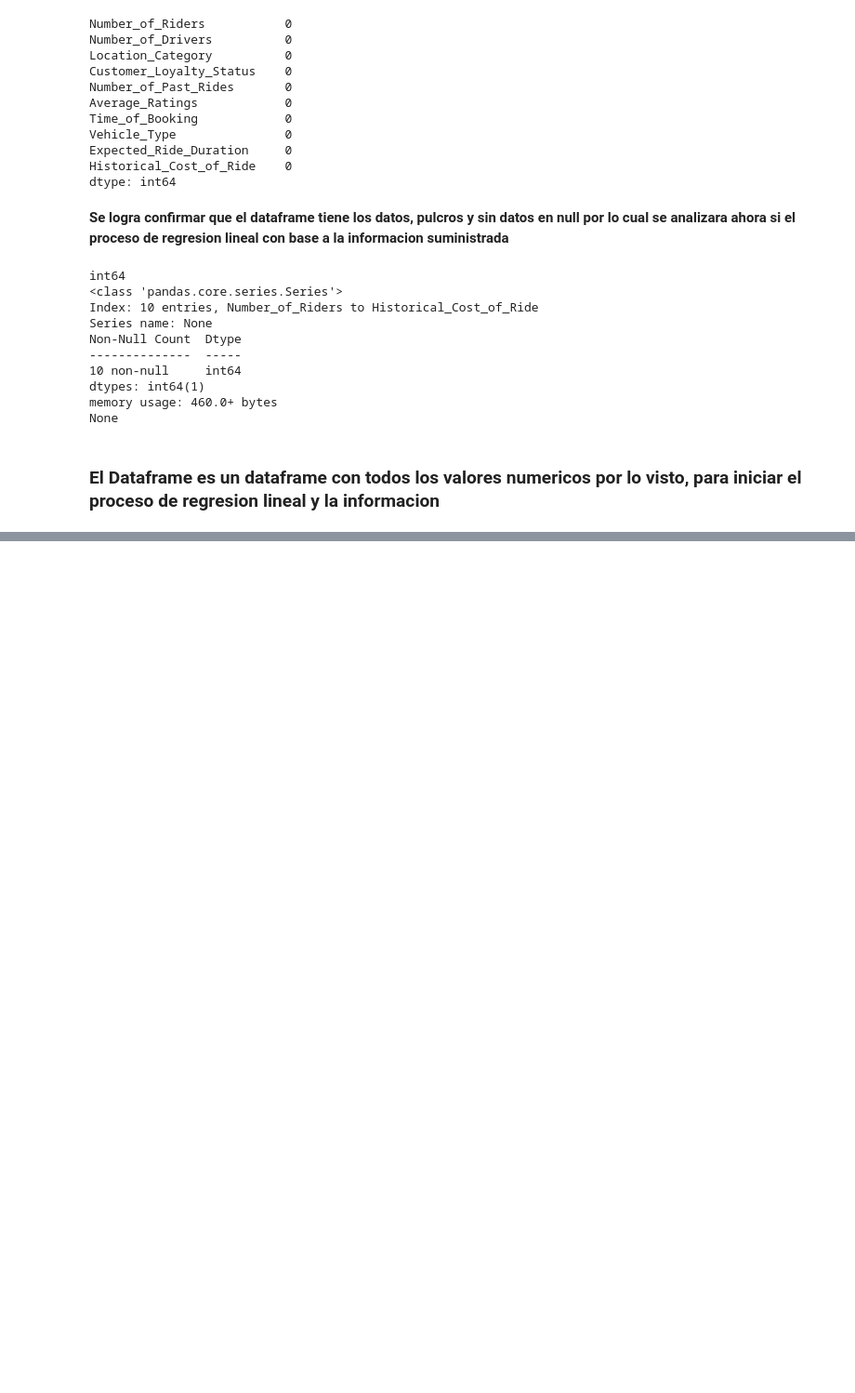
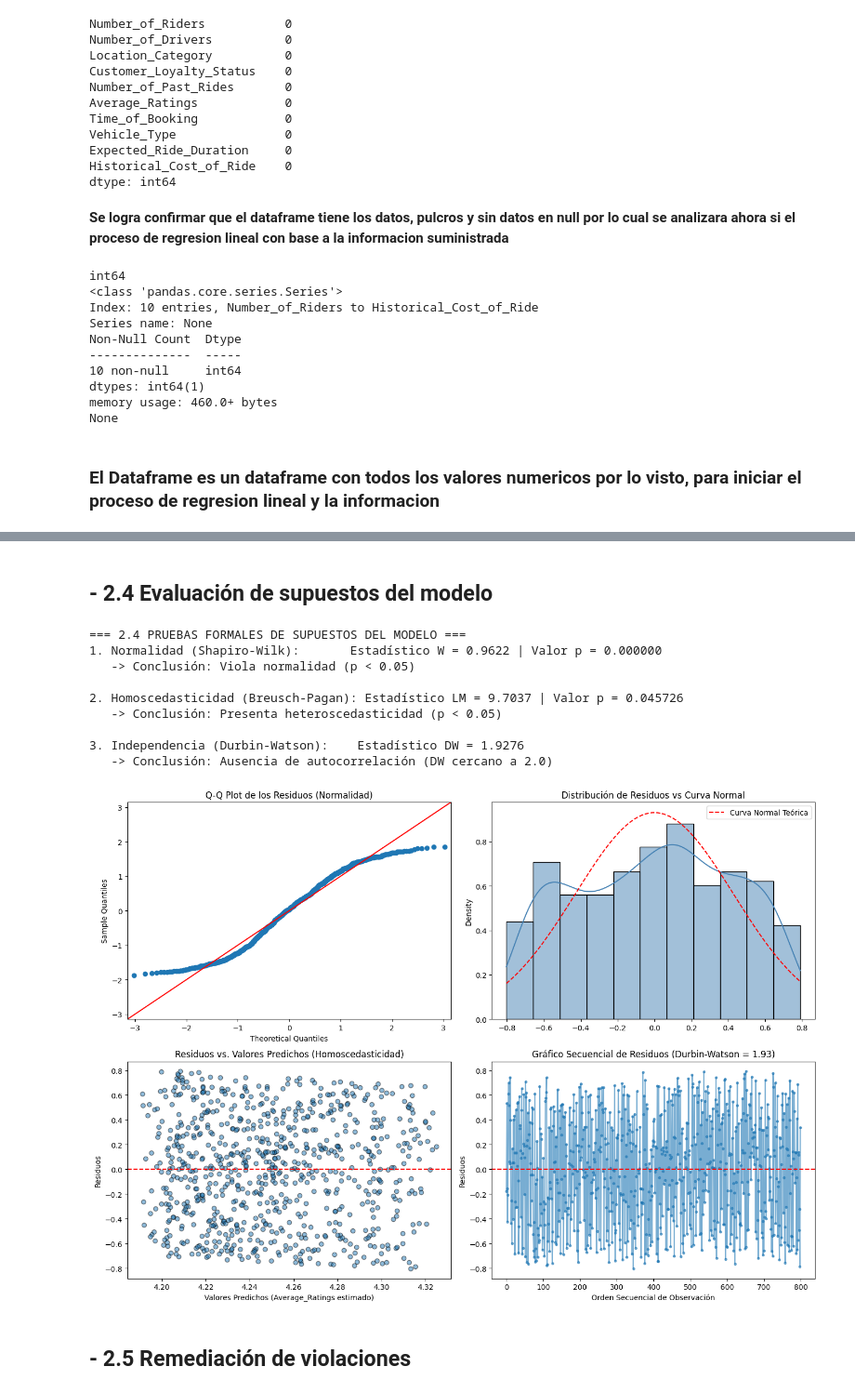
Before and after one commit to fjnarvaezo1-dotcom/Lineal-regresion-machine-learning, a Jupyter notebook: Tarea_3_–_Componente_práctico_Práctica_simulada_Métodos_Estadísticos_en_la_Ciencia_de_Datos_y_Analítica_.ipynb, the cells around one changed output, grey strips where cells are left out. Shown at 93% size. Saved outputs shown, nothing was run; the diff lists cells and outputs as text; code cells hidden in the pictures; blank space fills up the shorter version.

```diff
--- a/Tarea_3_–_Componente_práctico_Práctica_simulada_Métodos_Estadísticos_en_la_Ciencia_de_Datos_y_Analítica_.ipynb
+++ b/Tarea_3_–_Componente_práctico_Práctica_simulada_Métodos_Estadísticos_en_la_Ciencia_de_Datos_y_Analítica_.ipynb
@@ -71,0 +396,77 @@ None
+# %% [markdown]
+## - 2.4 Evaluación de supuestos del modelo
+# %%
+import scipy.stats as stats
+from statsmodels.stats.diagnostic import het_breuschpagan
+from statsmodels.stats.stattools import durbin_watson
+
+residuos = modelo_ols.resid
+predichos = modelo_ols.fittedvalues
+
+# ==============================================================================
+# 1. PRUEBAS ESTADÍSTICAS DE LOS SUPUESTOS
+# ==============================================================================
+# A. Normalidad: Prueba de Shapiro-Wilk
+shapiro_stat, shapiro_p = stats.shapiro(residuos)
+
+# B. Homoscedasticidad: Prueba de Breusch-Pagan
+bp_lm, bp_lm_pvalue, bp_fvalue, bp_f_pvalue = het_breuschpagan(residuos, modelo_ols.model.exog)
+
+# C. Independencia: Estadístico de Durbin-Watson
+dw_stat = durbin_watson(residuos)
+
+print("=== 2.4 PRUEBAS FORMALES DE SUPUESTOS DEL MODELO ===")
+print(f"1. Normalidad (Shapiro-Wilk):       Estadístico W = {shapiro_stat:.4f} | Valor p = {shapiro_p:.6f}")
+print(f"   -> Conclusión: {'Cumple normalidad (p >= 0.05)' if shapiro_p >= 0.05 else 'Viola normalidad (p < 0.05)'}")
+
+print(f"\n2. Homoscedasticidad (Breusch-Pagan): Estadístico LM = {bp_lm:.4f} | Valor p = {bp_lm_pvalue:.6f}")
+print(f"   -> Conclusión: {'Cumple homoscedasticidad (p >= 0.05)' if bp_lm_pvalue >= 0.05 else 'Presenta heteroscedasticidad (p < 0.05)'}")
+
+print(f"\n3. Independencia (Durbin-Watson):    Estadístico DW = {dw_stat:.4f}")
+print(f"   -> Conclusión: {'Ausencia de autocorrelación (DW cercano a 2.0)' if 1.5 <= dw_stat <= 2.5 else 'Posible autocorrelación de residuos'}")
+
+# ==============================================================================
+# 2. GRÁFICOS DE EVALUACIÓN DE SUPUESTOS
+# ==============================================================================
+fig, axes = plt.subplots(2, 2, figsize=(14, 10))
+
+# Gráfico 1: Q-Q Plot de residuos
+sm.qqplot(residuos, line='45', fit=True, ax=axes[0, 0])
+axes[0, 0].set_title("Q-Q Plot de los Residuos (Normalidad)")
+
+# Gráfico 2: Distribución de los residuos (Histograma + KDE)
+sns.histplot(residuos, kde=True, stat="density", color="steelblue", ax=axes[0, 1])
+x_norm = np.linspace(residuos.min(), residuos.max(), 100)
+axes[0, 1].plot(x_norm, stats.norm.pdf(x_norm, residuos.mean(), residuos.std()), 'r--', label='Curva Normal Teórica')
+axes[0, 1].set_title("Distribución de Residuos vs Curva Normal")
+axes[0, 1].legend()
+
+# Gráfico 3: Residuos vs Valores Predichos (Homoscedasticidad)
+axes[1, 0].scatter(predichos, residuos, alpha=0.5, edgecolors='k')
+axes[1, 0].axhline(0, color='red', linestyle='--')
+axes[1, 0].set_xlabel("Valores Predichos (Average_Ratings estimado)")
+axes[1, 0].set_ylabel("Residuos")
+axes[1, 0].set_title("Residuos vs. Valores Predichos (Homoscedasticidad)")
+
+# Gráfico 4: Gráfico Secuencial de Residuos (Independencia)
+axes[1, 1].plot(range(len(residuos)), residuos.values, marker='o', linestyle='-', markersize=3, alpha=0.6)
+axes[1, 1].axhline(0, color='red', linestyle='--')
+axes[1, 1].set_xlabel("Orden Secuencial de Observación")
+axes[1, 1].set_ylabel("Residuos")
+axes[1, 1].set_title(f"Gráfico Secuencial de Residuos (Durbin-Watson = {dw_stat:.2f})")
+
+plt.tight_layout()
+plt.show()
+# %% [output]
+=== 2.4 PRUEBAS FORMALES DE SUPUESTOS DEL MODELO ===
+1. Normalidad (Shapiro-Wilk):       Estadístico W = 0.9622 | Valor p = 0.000000
+   -> Conclusión: Viola normalidad (p < 0.05)
+
+2. Homoscedasticidad (Breusch-Pagan): Estadístico LM = 9.7037 | Valor p = 0.045726
+   -> Conclusión: Presenta heteroscedasticidad (p < 0.05)
+
+3. Independencia (Durbin-Watson):    Estadístico DW = 1.9276
+   -> Conclusión: Ausencia de autocorrelación (DW cercano a 2.0)
+[figure, added]
+# %% [markdown]
+## - 2.5 Remediación de violaciones
```
Also changed, not shown: parts of 18 cells of this notebook.
